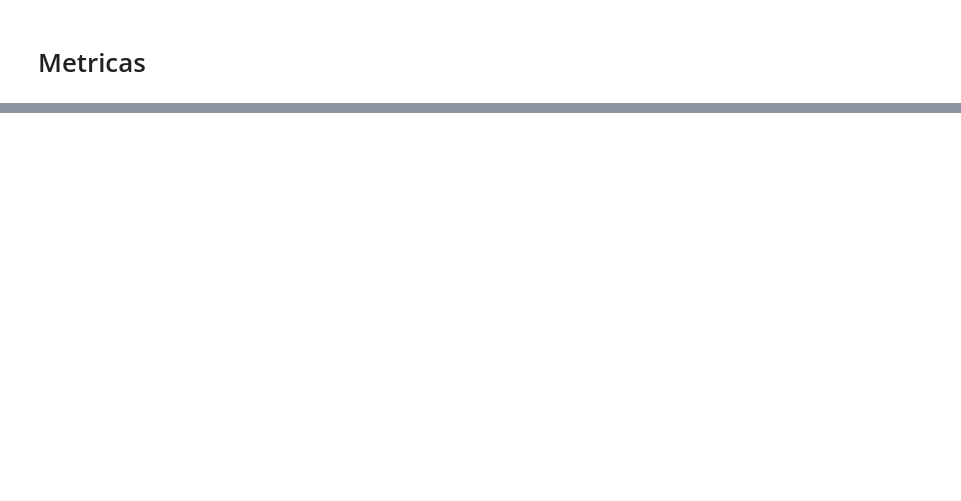
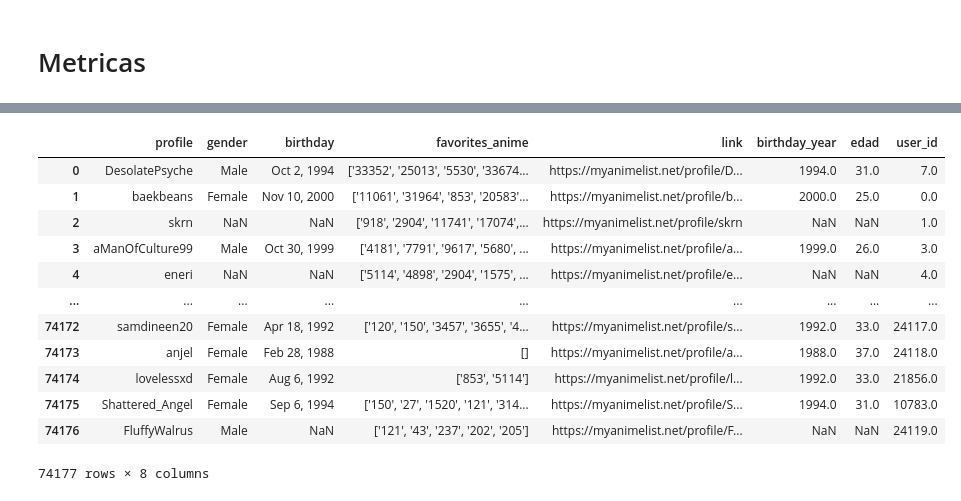
Before and after one commit to benjahuenchunir/Proyecto-Recsys, a Jupyter notebook: DeepFM.ipynb, the cells around one changed output, grey strips where cells are left out. Drawn from its saved outputs; the diff is of its cells as text; code cells hidden in the pictures; blank space fills up the shorter version.

```diff
--- a/DeepFM.ipynb
+++ b/DeepFM.ipynb
@@ -12,3 +31,19 @@ animes = pd.read_csv('clean_data/animes.csv')
+# %%
+profiles
+# %% [output]
+|  | profile | gender | birthday | favorites_anime | link | birthday_year | edad | user_id |
+| 0 | DesolatePsyche | Male | Oct 2, 1994 | ['33352', '25013', '5530', '33674... | https://myanimelist.net/profile/D... | 1994.0 | 31.0 | 7.0 |
+| 1 | baekbeans | Female | Nov 10, 2000 | ['11061', '31964', '853', '20583'... | https://myanimelist.net/profile/b... | 2000.0 | 25.0 | 0.0 |
+| 2 | skrn | NaN | NaN | ['918', '2904', '11741', '17074',... | https://myanimelist.net/profile/skrn | NaN | NaN | 1.0 |
+| 3 | aManOfCulture99 | Male | Oct 30, 1999 | ['4181', '7791', '9617', '5680', ... | https://myanimelist.net/profile/a... | 1999.0 | 26.0 | 3.0 |
+| 4 | eneri | NaN | NaN | ['5114', '4898', '2904', '1575', ... | https://myanimelist.net/profile/e... | NaN | NaN | 4.0 |
+| ... | ... | ... | ... | ... | ... | ... | ... | ... |
+| 74172 | samdineen20 | Female | Apr 18, 1992 | ['120', '150', '3457', '3655', '4... | https://myanimelist.net/profile/s... | 1992.0 | 33.0 | 24117.0 |
+| 74173 | anjel | Female | Feb 28, 1988 | [] | https://myanimelist.net/profile/a... | 1988.0 | 37.0 | 24118.0 |
+| 74174 | lovelessxd | Female | Aug 6, 1992 | ['853', '5114'] | https://myanimelist.net/profile/l... | 1992.0 | 33.0 | 21856.0 |
+| 74175 | Shattered_Angel | Female | Sep 6, 1994 | ['150', '27', '1520', '121', '314... | https://myanimelist.net/profile/S... | 1994.0 | 31.0 | 10783.0 |
+| 74176 | FluffyWalrus | Male | NaN | ['121', '43', '237', '202', '205'] | https://myanimelist.net/profile/F... | NaN | NaN | 24119.0 |
+74177 rows × 8 columns
 # %%
 df_train = pd.read_csv(
     "train", sep=",", names=["userid", "itemid", "rating"], header=None
```
Also changed, not shown: parts of 20 cells of this notebook, 9 other files.
